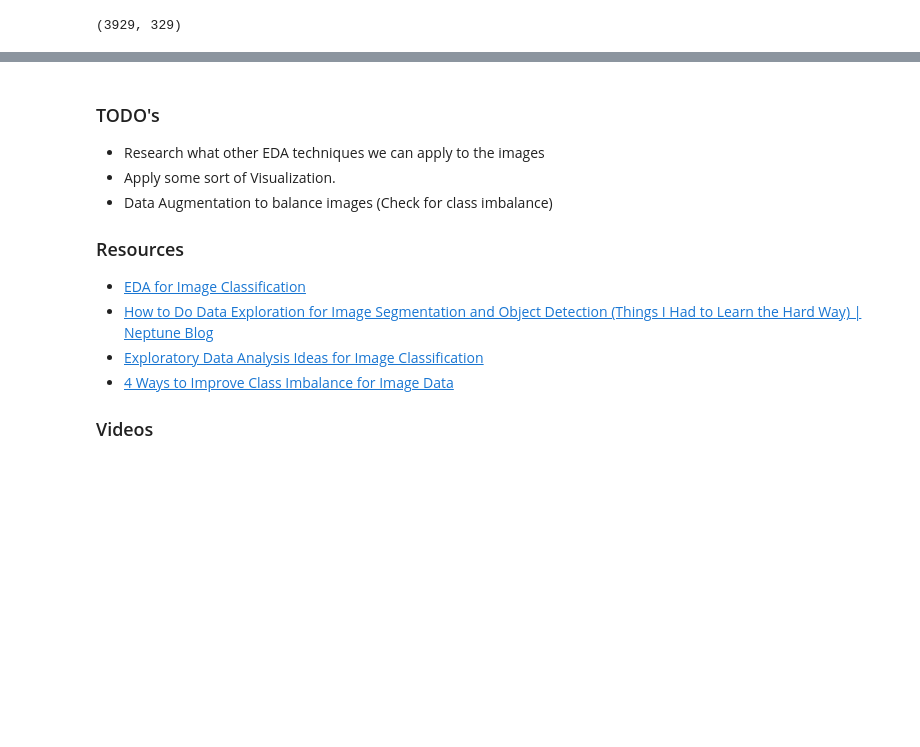
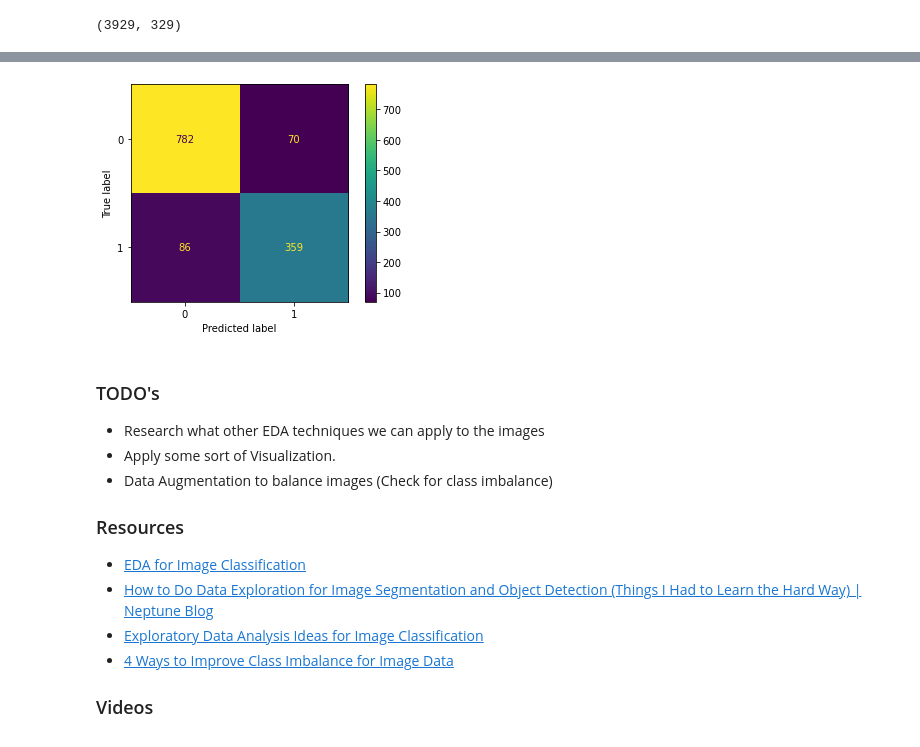
Before and after one commit to FgSurewin/Brain_Tumor_Project, a Jupyter notebook: notebooks/Juans_notebook.ipynb, the cells around one changed output, grey strips where cells are left out. Saved outputs shown, nothing was run; the diff lists cells and outputs as text; code cells hidden in the pictures; blank space fills up the shorter version.

```diff
--- a/notebooks/Juans_notebook.ipynb
+++ b/notebooks/Juans_notebook.ipynb
@@ -200,3 +293,9 @@ Accuracy =  0.843484965304549
+# %%
+cm = confusion_matrix(y_test,ytest_pred)
+# %%
+cm_display = ConfusionMatrixDisplay(cm).plot()
+# %% [output]
+[figure, added]
 # %% [markdown]
 ### TODO's
 - Research what other EDA techniques we can apply to the images
```
Also changed, not shown: parts of 37 cells of this notebook.
